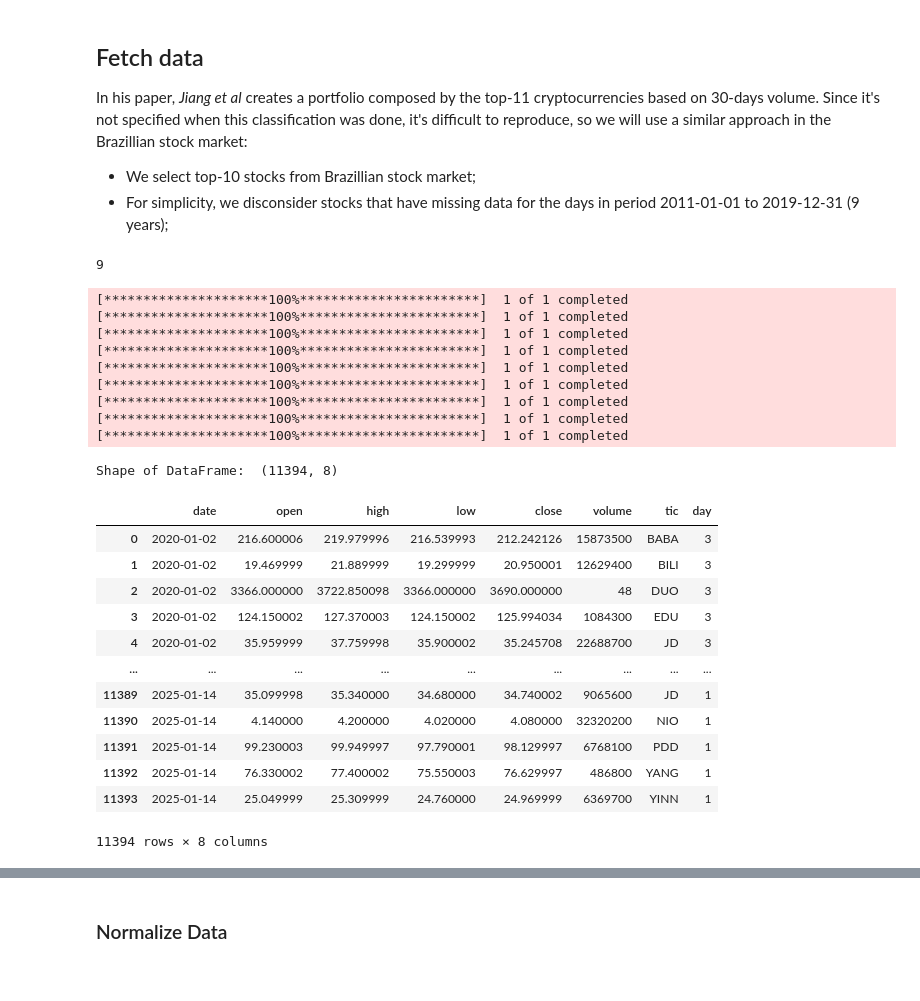
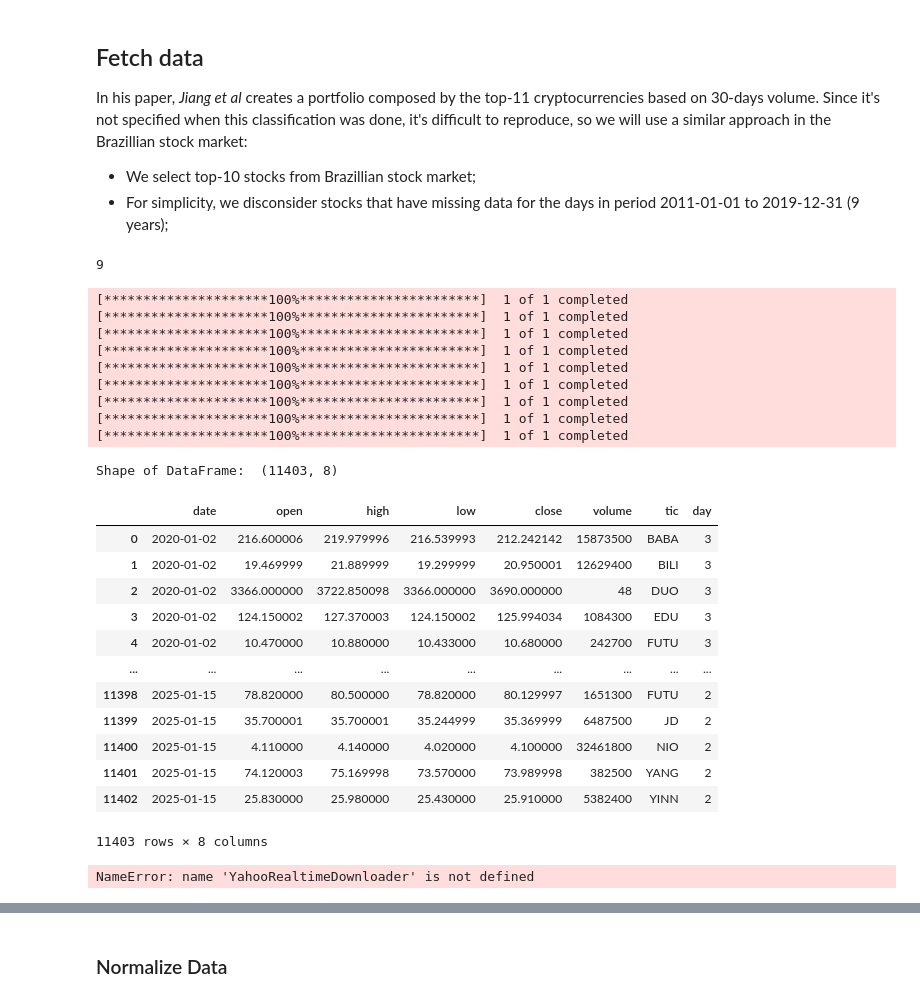
Before and after one commit to pu17/FinRL, a Jupyter notebook: examples/FinRL_PortfolioOptimizationEnv_Demo.ipynb, the cells around one changed output, grey strips where cells are left out. Cells and saved outputs as stored; diff of their text form; code cells hidden in the pictures.

```diff
--- a/examples/FinRL_PortfolioOptimizationEnv_Demo.ipynb
+++ b/examples/FinRL_PortfolioOptimizationEnv_Demo.ipynb
@@ -78,39 +80,45 @@ In his paper, *Jiang et al* creates a portfolio composed by the top-11 cryptocur
 # ]
 
 TOP_BRL = [
-'BILI','DUO','NIO','JD','PDD','EDU','BABA','YINN','YANG'
+'BILI','DUO','NIO','JD','EDU','BABA','YINN','YANG','FUTU'
 ]
 
 # '9988.hk',,'1797.hk'
 # %%
 print(len(TOP_BRL))
 
 portfolio_raw_df = YahooDownloader(start_date = '2020-01-01',
-                                end_date = '2025-01-16',
+                                end_date = '2025-01-17',
                                 ticker_list = TOP_BRL).fetch_data()
 portfolio_raw_df
 # %% [output]
 9
 [*********************100%***********************]  1 of 1 completed
 [*********************100%***********************]  1 of 1 completed
 [*********************100%***********************]  1 of 1 completed
 [*********************100%***********************]  1 of 1 completed
 [*********************100%***********************]  1 of 1 completed
 [*********************100%***********************]  1 of 1 completed
 [*********************100%***********************]  1 of 1 completed
 [*********************100%***********************]  1 of 1 completed
 [*********************100%***********************]  1 of 1 completed
-Shape of DataFrame:  (11394, 8)
+Shape of DataFrame:  (11403, 8)
 |  | date | open | high | low | close | volume | tic | day |
-| 0 | 2020-01-02 | 216.600006 | 219.979996 | 216.539993 | 212.242126 | 15873500 | BABA | 3 |
+| 0 | 2020-01-02 | 216.600006 | 219.979996 | 216.539993 | 212.242142 | 15873500 | BABA | 3 |
 | 1 | 2020-01-02 | 19.469999 | 21.889999 | 19.299999 | 20.950001 | 12629400 | BILI | 3 |
 | 2 | 2020-01-02 | 3366.000000 | 3722.850098 | 3366.000000 | 3690.000000 | 48 | DUO | 3 |
 | 3 | 2020-01-02 | 124.150002 | 127.370003 | 124.150002 | 125.994034 | 1084300 | EDU | 3 |
-| 4 | 2020-01-02 | 35.959999 | 37.759998 | 35.900002 | 35.245708 | 22688700 | JD | 3 |
+| 4 | 2020-01-02 | 10.470000 | 10.880000 | 10.433000 | 10.680000 | 242700 | FUTU | 3 |
 | ... | ... | ... | ... | ... | ... | ... | ... | ... |
-| 11389 | 2025-01-14 | 35.099998 | 35.340000 | 34.680000 | 34.740002 | 9065600 | JD | 1 |
-| 11390 | 2025-01-14 | 4.140000 | 4.200000 | 4.020000 | 4.080000 | 32320200 | NIO | 1 |
-| 11391 | 2025-01-14 | 99.230003 | 99.949997 | 97.790001 | 98.129997 | 6768100 | PDD | 1 |
-| 11392 | 2025-01-14 | 76.330002 | 77.400002 | 75.550003 | 76.629997 | 486800 | YANG | 1 |
-| 11393 | 2025-01-14 | 25.049999 | 25.309999 | 24.760000 | 24.969999 | 6369700 | YINN | 1 |
+| 11398 | 2025-01-15 | 78.820000 | 80.500000 | 78.820000 | 80.129997 | 1651300 | FUTU | 2 |
+| 11399 | 2025-01-15 | 35.700001 | 35.700001 | 35.244999 | 35.369999 | 6487500 | JD | 2 |
+| 11400 | 2025-01-15 | 4.110000 | 4.140000 | 4.020000 | 4.100000 | 32461800 | NIO | 2 |
+| 11401 | 2025-01-15 | 74.120003 | 75.169998 | 73.570000 | 73.989998 | 382500 | YANG | 2 |
+| 11402 | 2025-01-15 | 25.830000 | 25.980000 | 25.430000 | 25.910000 | 5382400 | YINN | 2 |
-11394 rows × 8 columns
+11403 rows × 8 columns
+# %%
+
+realtime_df = YahooRealtimeDownloader(ticker_list = TOP_BRL).fetch_data()
+realtime_df
+# %% [output]
+NameError: name 'YahooRealtimeDownloader' is not defined
```
Also changed, not shown: parts of 14 cells of this notebook, 13 other files.
